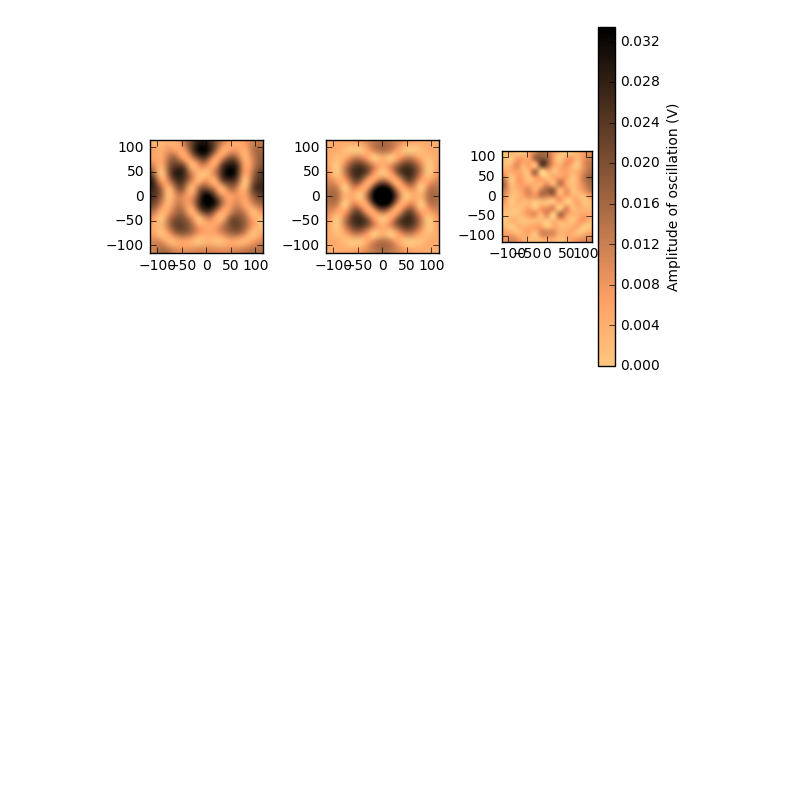
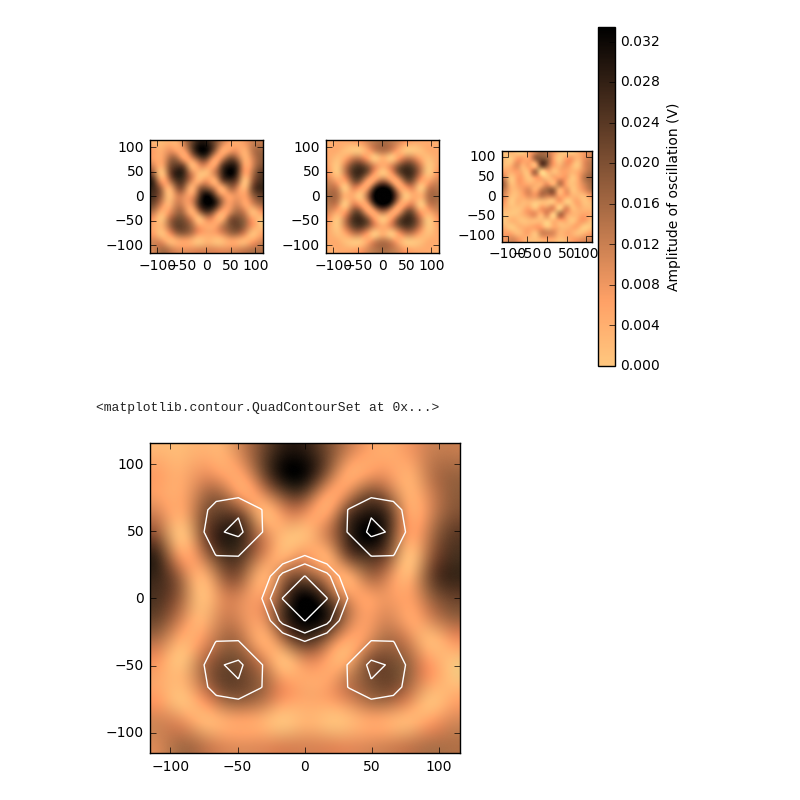
Before and after one commit to ry-dgel/Chladni, a Jupyter notebook: figure_describing_eigenmode_fitting_15_51_mode.ipynb, the cells around one changed output. Drawn from its saved outputs; the diff is of its cells as text; code cells hidden in the pictures; blank space fills up the shorter version.

Commit message:
Adding theoretical modes as contour lines

```diff
--- a/figure_describing_eigenmode_fitting_15_51_mode.ipynb
+++ b/figure_describing_eigenmode_fitting_15_51_mode.ipynb
@@ -142,0 +141,10 @@ plt.subplot2grid?
+# %%
+plt.imshow(
+    summed_z*ADC_to_voltage, cmap='copper_r', interpolation='lanczos',
+    vmin=0, vmax=vmax, extent=tuple(np.array([-7, 7, -7, 7])*mm_per_gridpoint))
+plt.contour(theoretical_mode,
+    vmin=0, vmax=vmax, extent=tuple(np.array([-7, 7, -7, 7])*mm_per_gridpoint),
+   levels=np.logspace(0, 3, 20), colors='w')
+# %% [output]
+<matplotlib.contour.QuadContourSet at 0x...>
+[figure, added]
```
Also changed, not shown: parts of 1 cell of this notebook.
